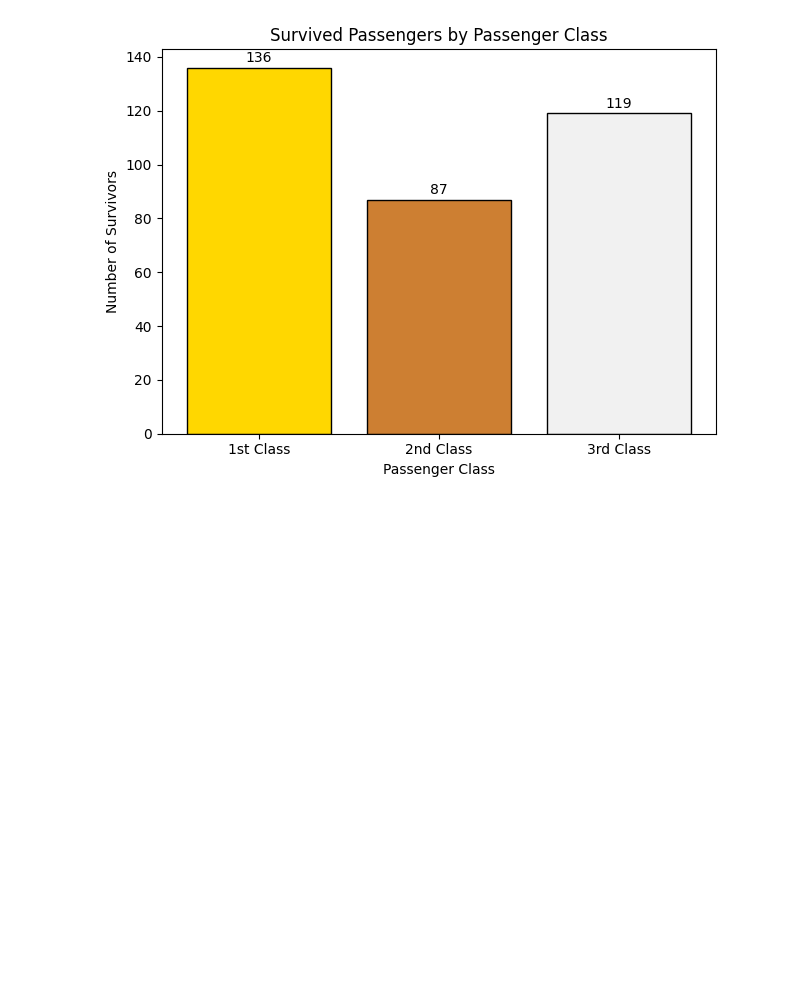
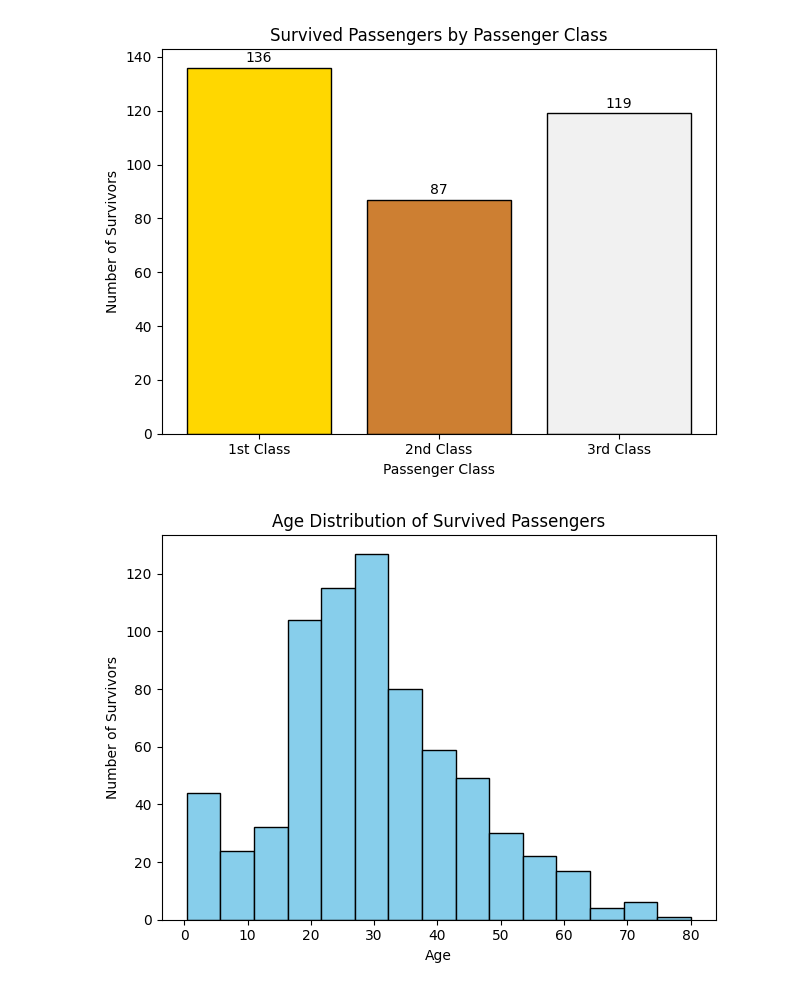
Before and after one commit to rahul-gitt/MY-PROJECTS, a Jupyter notebook: Titanic_Project/Titanic_Analysis.ipynb, the cells around one changed output. Cells and saved outputs as stored; diff of their text form; code cells hidden in the pictures; blank space fills up the shorter version.

```diff
--- a/Titanic_Project/Titanic_Analysis.ipynb
+++ b/Titanic_Project/Titanic_Analysis.ipynb
@@ -29,6 +29,7 @@ plt.ylabel("Number of Passengers")
 plt.legend(loc ='best')
 plt.xticks([0,1],['Dead' ,'Survived'])
 plt.tight_layout()
+plt.savefig("survival_distribution.png", dpi=300, bbox_inches="tight")
 plt.show()
 
 #Survived Passengers by Gender
@@ -54,31 +55,46 @@ plt.title('Survived Passengers by Gender')
 plt.xlabel('Gender')
 plt.ylabel('Number of Survivors')
 plt.tight_layout()
+plt.savefig("survival_by_gender.png", dpi=300, bbox_inches="tight")
 plt.show()
 
 #Passenger Class vs Survival
 Survival = df[df['Survived'] == 1]
 p_class = Survival['Pclass'].value_counts()
 
 bars = plt.bar(p_class.index,p_class.values,
         color = ['#FFD700', "#C0C0C036", '#CD7F32'],
         edgecolor = 'black')
 
 for bar in bars:
     height = bar.get_height()
     plt.text(
         bar.get_x()+ bar.get_width()/2,
         height +2,
         height,
         ha= 'center'
     )
 plt.title('Survived Passengers by Passenger Class')
 plt.xlabel('Passenger Class')
 plt.ylabel('Number of Survivors')
 plt.xticks([1,2,3],['1st Class', '2nd Class', '3rd Class'])
 plt.tight_layout()
+plt.savefig("survival_by_passenger_class.png", dpi=300, bbox_inches="tight")
 plt.show()
+
+#Age Distribution of Survived Passengers
+
+df['Age'].isnull().sum()
+age_data = df['Age'].dropna()
+
+plt.hist(age_data,bins= 15, color='skyblue', edgecolor='black')
+plt.title('Age Distribution of Survived Passengers')
+plt.xlabel('Age')
+plt.ylabel('Number of Survivors')
+plt.tight_layout()
+plt.show()
 # %% [output]
 [figure]
 [figure]
 [figure]
+[figure, added]
```
Also changed, not shown: 4 other files.
